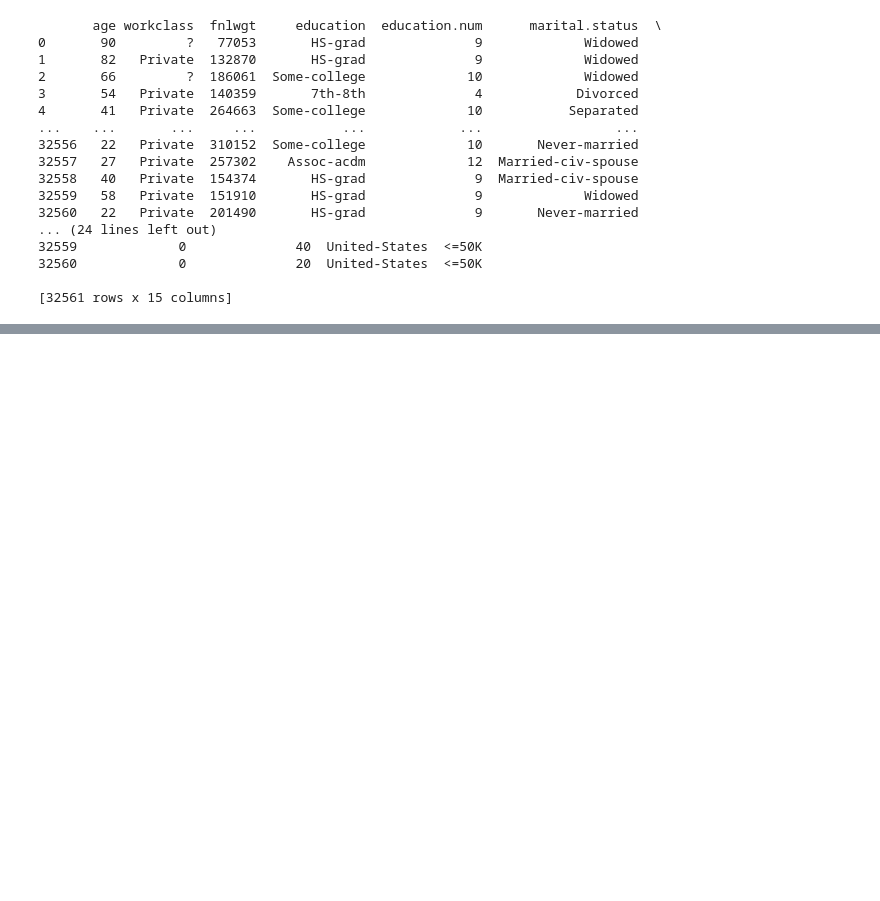
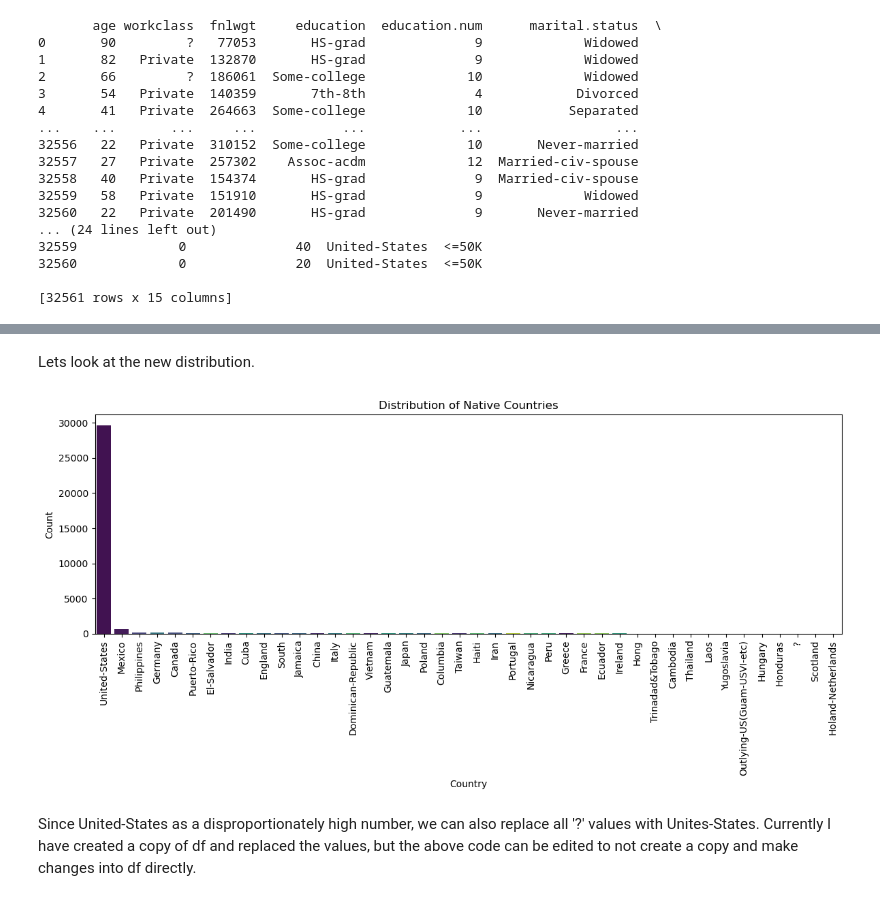
Before and after one commit to Awesome-AI-ML-DELTA25/DataCleaning, a Jupyter notebook: data_cleaning.ipynb, the cells around one changed output, grey strips where cells are left out. Cells and saved outputs as stored; diff of their text form; code cells hidden in the pictures; blank space fills up the shorter version.

```diff
--- a/data_cleaning.ipynb
+++ b/data_cleaning.ipynb
@@ -89,0 +148,20 @@ print(df.head(len(df))) # Display all the rows of the DataFrame
+# %%
+valid_countries = df[df['native.country'] != ' ?']['native.country'] # Filtereing out countries having '?'
+country_probs = valid_countries.value_counts(normalize=True) # Getting a count of each country
+missing_count = (df['native.country'] == '?').sum() # Getting the count of missing values in the column
+
+# Printing the values:
+print("Country probabilities: ", country_probs)
+print(f"Missing values in 'native.country': {missing_count}")
+
+
+np.random.seed(0)  # For reproducibility (get same random numbers each time)
+fill_values = np.random.choice(
+    country_probs.index,
+    size=missing_count,
+    p=country_probs.values
+)
+
+df_copy = df.copy() # Creating a copy of the DataFrame to avoid modifying the original
+
+df_copy.loc[df['native.country'] == '?', 'native.country'] = fill_values # Filling the missing values with the random choices
@@ -89,0 +186,16 @@ print(df.head(len(df))) # Display all the rows of the DataFrame
+# %% [markdown]
+Lets look at the new distribution.
+# %%
+plt.figure(figsize=(12, 6))
+# Plotting the distribution of native countries after filling missing values (in copy of df)
+sean.countplot(data=df_copy, x='native.country', order=df_copy['native.country'].value_counts().index, palette='viridis', hue='native.country', legend=False)
+plt.xticks(rotation=90)
+plt.title('Distribution of Native Countries')
+plt.xlabel('Country')
+plt.ylabel('Count')
+plt.tight_layout()
+plt.show()
+# %% [output]
+[figure, added]
+# %% [markdown]
+Since United-States as a disproportionately high number, we can also replace all '?' values with Unites-States. Currently I have created a copy of df and replaced the values, but the above code can be edited to not create a copy and make changes into df directly.
```
Also changed, not shown: parts of 8 cells of this notebook.
